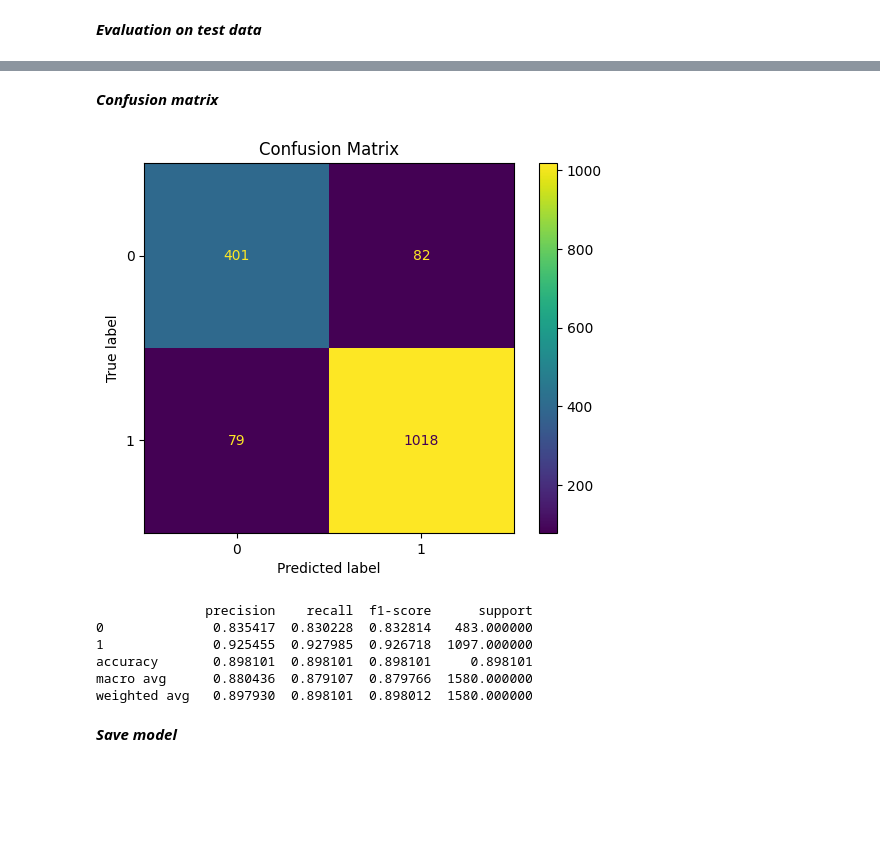
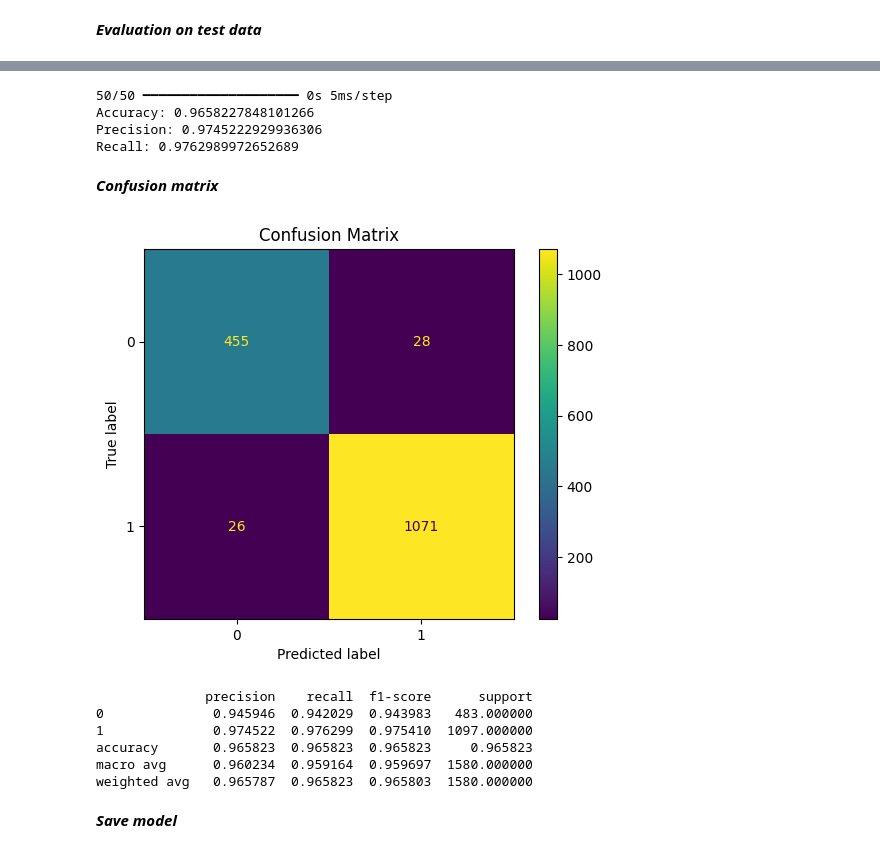
Before and after one commit to iseT1enLoc/IE105_FINAL_PROJECT, a Jupyter notebook: centralize_training_with_mlp.ipynb, the cells around one changed output, grey strips where cells are left out. Drawn from its saved outputs; the diff is of its cells as text; code cells hidden in the pictures; blank space fills up the shorter version.

```diff
--- a/centralize_training_with_mlp.ipynb
+++ b/centralize_training_with_mlp.ipynb
@@ -62,0 +109,4 @@ df = df[selected_columns].iloc[:7900,:]
+# %%
+# Create a DataFrame with the scaled features
+scaled_features_df = pd.DataFrame(scaled_features, columns=features.columns)
+df = pd.concat([scaled_features_df, label.reset_index(drop=True)], axis=1)
@@ -151,11 +218,12 @@ Name: count, dtype: int64
 # %% [markdown]
 # **Train Model with resampling data**
 # %%
+
 r_model = Sequential()
-r_model.add(Dense(55, input_shape=(55,))) # Increase neurons
-r_model.add(Dense(55, activation='relu'))  # Add more layers
-r_model.add(Dense(36, activation='relu'))  # Add more layers
-r_model.add(Dense(25, activation='relu'))  # Add more layers
+r_model.add(Dense(24, input_shape=(24,))) # Increase neurons
+r_model.add(Dense(16, activation='relu'))  # Add more layers
+r_model.add(Dropout(0.3))
+r_model.add(Dense(16, activation='relu'))  # Add more layers
 r_model.add(Dense(1, activation='sigmoid'))
 
 optimizer = Adam(learning_rate=0.0015)  # Set learning rate sdirectly
@@ -163,5 +231,5 @@ r_model.compile(loss='binary_crossentropy',
               optimizer=optimizer,
               metrics=['accuracy'])
 # %%
-history = r_model.fit(x_train_v1,y_train_v1,batch_size = 50,epochs = 5,validation_data=[X_test, y_test])
+history = r_model.fit(x_train_v1,y_train_v1,batch_size = 32,epochs = 20,validation_data=[X_test, y_test])
 # %% [output]
@@ -203,19 +274,41 @@ accuracy_score(y_test,r_predict)
+# %%
+from sklearn.metrics import accuracy_score, precision_score, recall_score
+
+# Predict probabilities
+prob_predictions = r_model.predict(X_test)
+
+# Convert probabilities to binary class labels
+binary_predictions = (prob_predictions >= 0.5).astype(int)
+
+# Calculate custom metrics
+accuracy = accuracy_score(y_test, binary_predictions)
+precision = precision_score(y_test, binary_predictions)
+recall = recall_score(y_test, binary_predictions)
+
+print(f"Accuracy: {accuracy}")
+print(f"Precision: {precision}")
+print(f"Recall: {recall}")
+# %% [output]
+50/50 ━━━━━━━━━━━━━━━━━━━━ 0s 5ms/step
+Accuracy: 0.9658227848101266
+Precision: 0.9745222929936306
+Recall: 0.9762989972652689
 # %% [markdown]
 ***Confusion matrix***
 # %%
 import matplotlib.pyplot as plt
 from sklearn.metrics import ConfusionMatrixDisplay
 
 cm_display = ConfusionMatrixDisplay.from_predictions(
-   y_test,r_predict)
+   y_test,binary_predictions)
 cm_display.ax_.set_title('Confusion Matrix')
 plt.show()
 # %% [output]
-[figure, old version]
+[figure, new version]
 # %%
 from sklearn.metrics import classification_report
 # Generate classification report
-report_dict = classification_report(y_test, r_predict, output_dict=True)
+report_dict = classification_report(y_test, binary_predictions, output_dict=True)
 
 # Convert the dictionary to a DataFrame for better visualization
 report_df = pd.DataFrame(report_dict).transpose()
@@ -224,11 +317,11 @@ report_df = pd.DataFrame(report_dict).transpose()
 print(report_df)
 # %% [output]
               precision    recall  f1-score      support
-0              0.835417  0.830228  0.832814   483.000000
-1              0.925455  0.927985  0.926718  1097.000000
-accuracy       0.898101  0.898101  0.898101     0.898101
-macro avg      0.880436  0.879107  0.879766  1580.000000
-weighted avg   0.897930  0.898101  0.898012  1580.000000
+0              0.945946  0.942029  0.943983   483.000000
+1              0.974522  0.976299  0.975410  1097.000000
+accuracy       0.965823  0.965823  0.965823     0.965823
+macro avg      0.960234  0.959164  0.959697  1580.000000
+weighted avg   0.965787  0.965823  0.965803  1580.000000
 # %% [markdown]
 ***Save model***
 # %%
```
Also changed, not shown: parts of 31 cells of this notebook, 15 other files.
